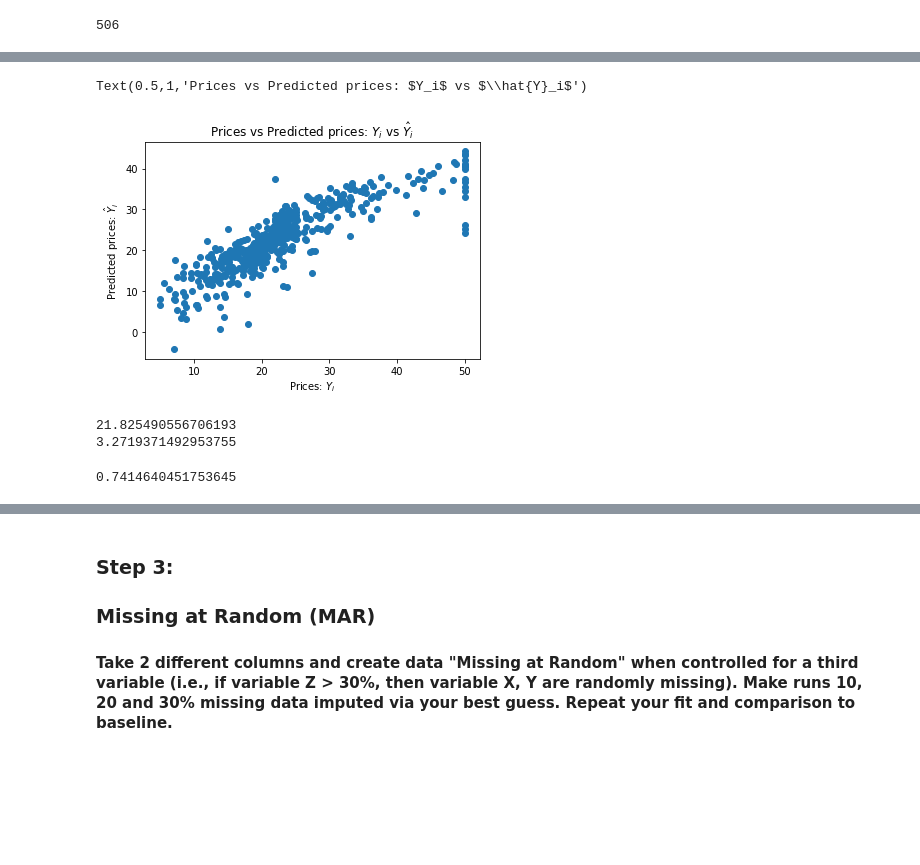
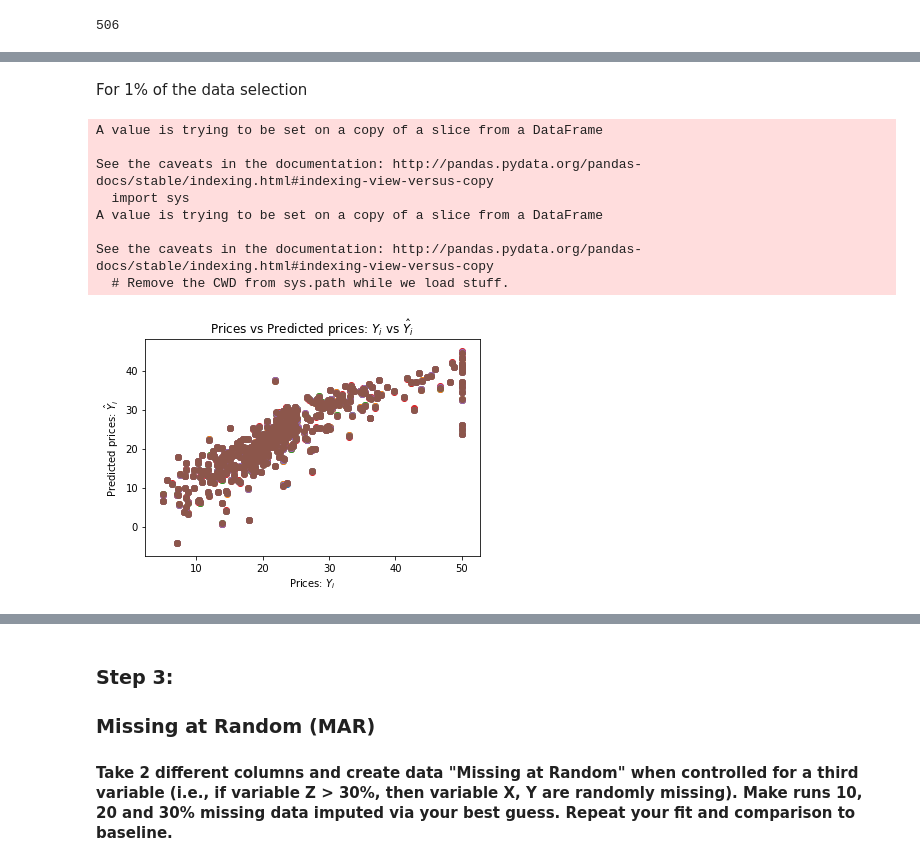
Before and after one commit to RMandava6/QuantifyingTheWorld, a Jupyter notebook: CS2/Unit2_CaseStudy_RMandava_NDevadoss_RSimhambhatla_HNguyen.ipynb, the cells around one changed output, grey strips where cells are left out. Cells and saved outputs as stored; diff of their text form; code cells hidden in the pictures; blank space fills up the shorter version.

```diff
--- a/CS2/Unit2_CaseStudy_RMandava_NDevadoss_RSimhambhatla_HNguyen.ipynb
+++ b/CS2/Unit2_CaseStudy_RMandava_NDevadoss_RSimhambhatla_HNguyen.ipynb
@@ -168,11 +150,0 @@ df1
-# %%
-#1% of missing data
-limit = .50
-X_age = X
-for i in range(X_age.shape[0]):
-    miss_1 = random.random()
-    #miss_2 = random.random()
-    if miss_1 < limit:
-        X_age.iloc[i,6] = np.nan
-    #if miss_2 < limit:
-        #X.iloc[i,7] = np.nan
@@ -236,26 +151,38 @@ X_age.describe()
+# %% [markdown]
+For 1% of the data selection
+# %%
+from sklearn.linear_model import LinearRegression
+limit1 = [0.01,0.05,0.1,0.2,0.33,0.5]
+MSE = []
+MAE = []
+Scr = []
 # %%
-from sklearn.linear_model import LinearRegression
-
-#lm = LinearRegression()
-#X = bos.iloc[:,0:-1]  #iloc gives the positional locations, so 'all rows' and 'all but the last column'
-#Y_true = X_age.iloc[:,-1]
-lm.fit(X_age,Y_true)
-
-Y_pred = lm.predict(X_age)
-
-plt.scatter(Y_true, Y_pred)
-plt.xlabel("Prices: $Y_i$")
-plt.ylabel("Predicted prices: $\hat{Y}_i$")
-plt.title("Prices vs Predicted prices: $Y_i$ vs $\hat{Y}_i$")
+X_age = X
+for j in range(0,len(limit1)):
+    for i in range(X_age.shape[0]):
+        miss_1 = random.random()
+        #miss_2 = random.random()
+        if miss_1 < limit1[j]:
+            X_age.iloc[i,6] = np.nan
+    X_age.loc[X_age.iloc[:,6].isna(),'AGE'].shape
+    sub = X_age['AGE'].median()
+    X_age.loc[X_age.iloc[:,6].isna(),'AGE'] = sub
+    lm.fit(X_age,Y_true)
+    Y_pred = lm.predict(X_age)
+    plt.scatter(Y_true, Y_pred)
+    plt.xlabel("Prices: $Y_i$")
+    plt.ylabel("Predicted prices: $\hat{Y}_i$")
+    plt.title("Prices vs Predicted prices: $Y_i$ vs $\hat{Y}_i$")
+    MSE.append(mean_squared_error(Y_pred,Y_true))
+    MAE.append(mean_absolute_error(Y_pred,Y_true))
+    Scr.append(lm.score(X_age,Y_true))
 # %% [output]
-Text(0.5,1,'Prices vs Predicted prices: $Y_i$ vs $\\hat{Y}_i$')
+A value is trying to be set on a copy of a slice from a DataFrame
+
+See the caveats in the documentation: http://pandas.pydata.org/pandas-docs/stable/indexing.html#indexing-view-versus-copy
+  import sys
+A value is trying to be set on a copy of a slice from a DataFrame
+
+See the caveats in the documentation: http://pandas.pydata.org/pandas-docs/stable/indexing.html#indexing-view-versus-copy
+  # Remove the CWD from sys.path while we load stuff.
-[figure, old version]
+[figure, new version]
-# %%
-from sklearn.metrics import mean_squared_error, mean_absolute_error
-print(mean_squared_error(Y_pred,Y_true))
-print(mean_absolute_error(Y_pred,Y_true))
-lm.score(X_age,Y_true)
-# %% [output]
-21.825490556706193
-3.2719371492953755
-0.7414640451753645
```
Also changed, not shown: parts of 39 cells of this notebook, 1 other file.
